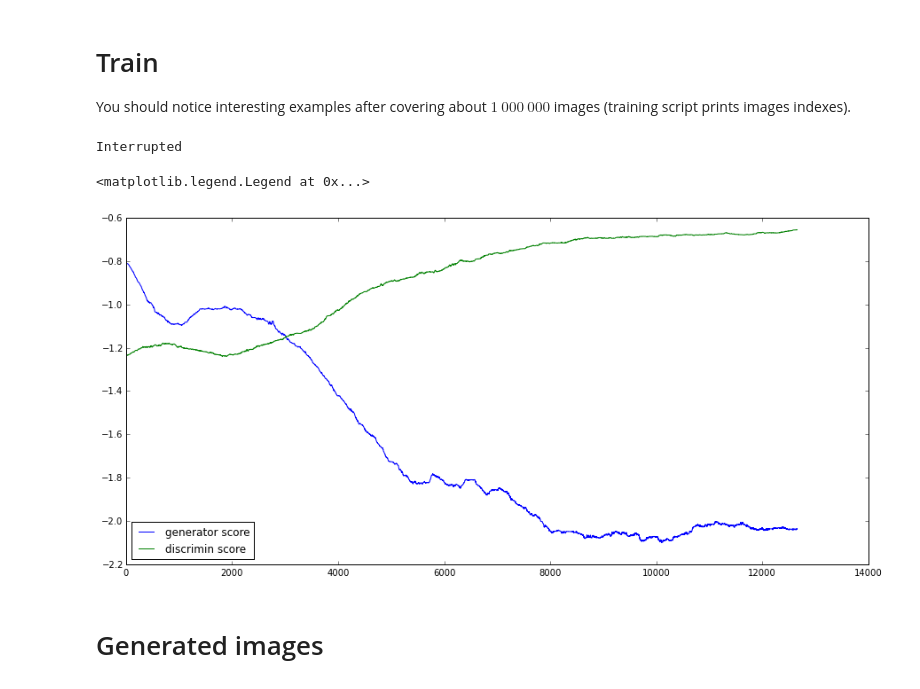
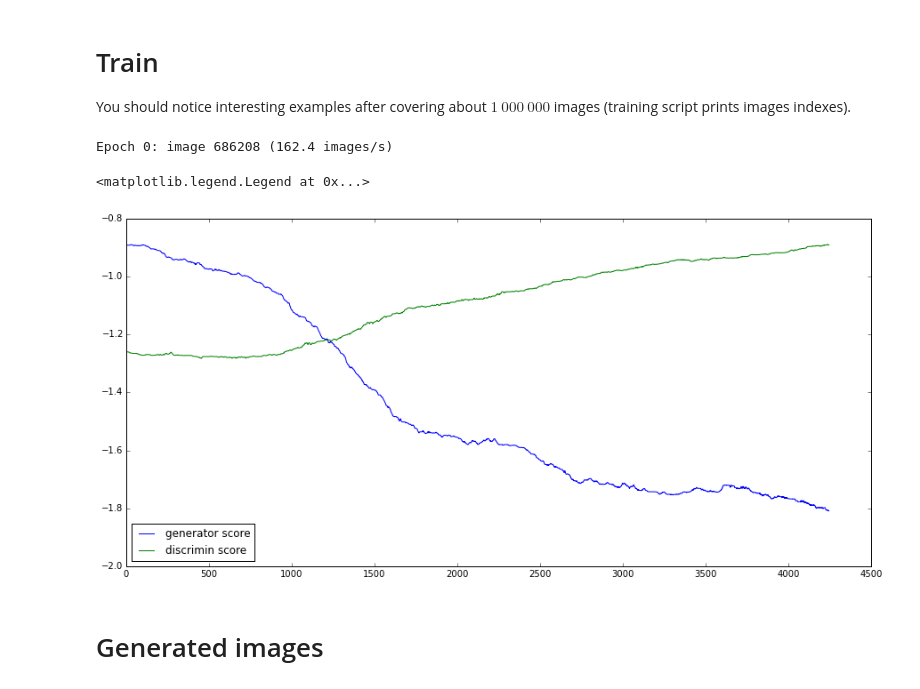
Before and after one commit to siemanko/tf-adversarial, a Jupyter notebook: Adversarial-LSUN.ipynb, the cells around one changed output. Drawn from its saved outputs; the diff is of its cells as text; code cells hidden in the pictures.

Commit message:
After 1 epoch

```diff
--- a/Adversarial-LSUN.ipynb
+++ b/Adversarial-LSUN.ipynb
@@ -78,5 +79,4 @@ Change $199$ to any other number to view a different image. All the ones I eyeba
 # %%
-idx, img = next(iterate_images(199))
-print(idx)
-show_image(img)
+idx, img = next(iterate_images(42))
+show_image(img, resize=False)
 # %% [output]
@@ -157,10 +160,10 @@ def discrimin(in_photo, reuse=False):
 GENERATOR_BATCH = 128 # we need to decide on batch size now, instead of using none
                       # because TF deconvolutions are special.
 gen_z           = tf.placeholder(tf.float32, (GENERATOR_BATCH, GENERATOR_SEED,))
-gen_score       = tf.reduce_mean(tf.log(discriminator(generator(gen_z))))
+gen_score       = tf.reduce_mean(tf.log(discrimin(generator(gen_z))))
 generator_vars  = [v for v in tf.all_variables() if v.name.startswith("generator/")]
 discrimin_vars  = [v for v in tf.all_variables() if v.name.startswith("discrimin/")]
-gen_optimizer   = tf.train.AdamOptimizer(learning_rate=0.0001, beta1=0.5) # beta1=0.5 might not be necessary - try it!
+gen_optimizer   = tf.train.AdamOptimizer(learning_rate=0.0003, beta1=0.5) # beta1=0.5 might not be necessary - try it!
 # it is imporant that you specify var_list explicitly - this objective is only optimized w.r.t. generator params.
 gen_op          = minimize_and_clip(gen_optimizer, objective=-gen_score, var_list=generator_vars)
 
@@ -213,0 +213,4 @@ gen_graph = []
+# %%
+dis_graph, gen_graph   = [], [] # store our errors here...
+START_EPOCH, START_IDX = 0, 0
+saver = tf.train.Saver()
@@ -226,38 +231,37 @@ def batched_images(start_idx=None):
             yield idx + 1, batch
             batch = None
 
-START = 0 # change this to continue training (look at variable idx?)
 
 try:
-    for epoch in range(5):
-        for idx, batch in batched_images(START):
+    for epoch in range(START_EPOCH, 10):
+        for next_idx, batch in batched_images(START_IDX):
+            START_EPOCH, START_IDX = epoch, next_idx
             batch_start_time = time.time()
             dis_err = train_discrimin(batch)
-            for _ in range(2):
-                # not sure if 2 is THE NUMBER.
-                # maybe it should be dynamically chosen?
-                gen_err = train_generator()
+            gen_err = train_generator()
             dis_graph.append(dis_err)
             gen_graph.append(gen_err)
             batch_time = time.time() - batch_start_time
             clear_output(wait=True)
-            print("Epoch %d: image %d (%.1f images/s)" % (epoch + 1, idx,DISCRIMIN_BATCH / batch_time), flush=True)
+            print("Epoch %d: image %d (%.1f images/s)" % (epoch, next_idx, DISCRIMIN_BATCH / batch_time), flush=True)
+        saver.save(session, "./saved_models/lsun-epoch%d.ckpt" % (epoch,))
+        START_IDX = 0
 except KeyboardInterrupt:
     print("Interrupted")
 # %% [output]
-Interrupted
+Epoch 0: image 686208 (162.4 images/s)
 # %%
-SMOOTHING = 1000
+SMOOTHING = 600
 def smooth(x):
     return [np.median(x[i-SMOOTHING:i]) for i in range(SMOOTHING, len(x))]
 idx_graph = range(len(gen_graph) - SMOOTHING)
 plt.figure(figsize=(15,7))
 plt.plot(idx_graph, smooth(gen_graph), label="generator score")
 plt.plot(idx_graph, smooth(dis_graph), label="discrimin score")
 plt.legend(loc="lower left")
 # %% [output]
 <matplotlib.legend.Legend at 0x...>
-[figure, old version]
+[figure, new version]
 # %% [markdown]
 # Generated images
 # %%
```
Also changed, not shown: parts of 12 cells of this notebook.
